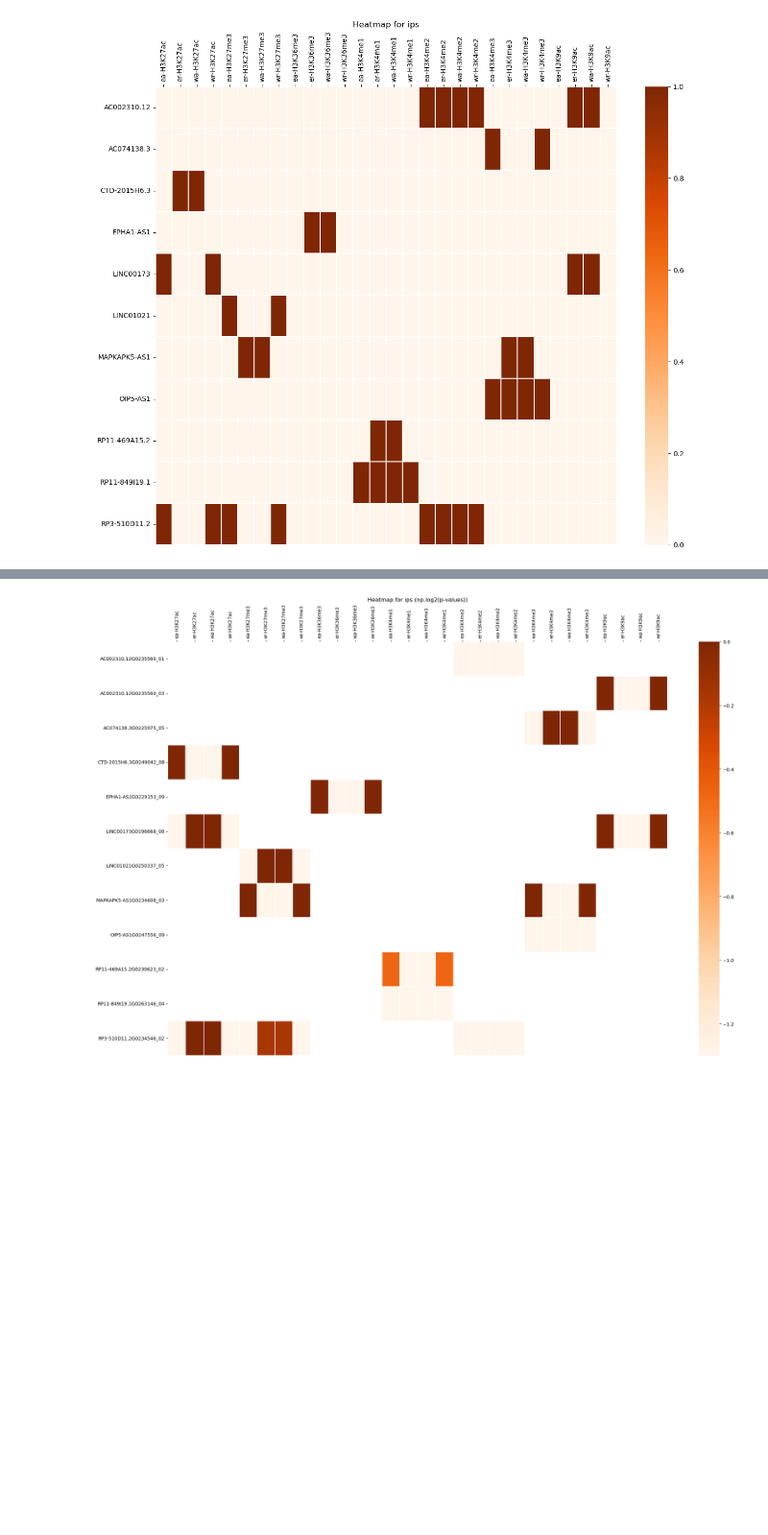
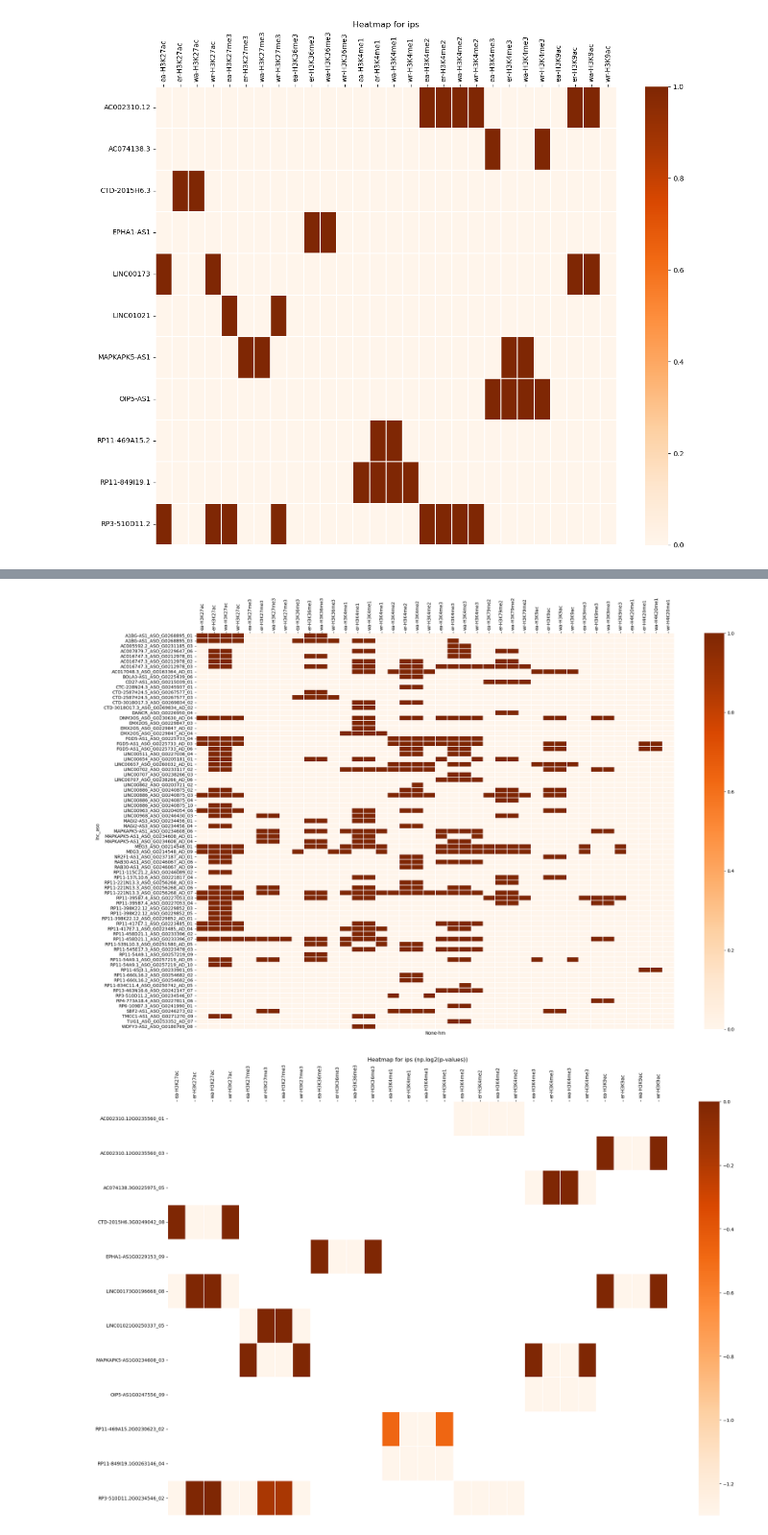
Before and after one commit to magletdinov/fantom.ips-himorna.peaks, a Jupyter notebook: scripts/analysis.ipynb, the cells around one changed output, grey strips where cells are left out. Shown at 96% size. Saved outputs shown, nothing was run; the diff lists cells and outputs as text; code cells hidden in the pictures; blank space fills up the shorter version.

```diff
--- a/scripts/analysis.ipynb
+++ b/scripts/analysis.ipynb
@@ -505,0 +790,3 @@ with Parallel(n_jobs=-1) as pool:
+# %%
+lnc_rna = set([i.stem.split("-")[1] for i in HIMORNA_GENES_SIGN.glob(f"*/*.tsv.gz")])
+len(lnc_rna)
@@ -505,0 +795,7 @@ with Parallel(n_jobs=-1) as pool:
+# %%
+subdf_list = []
+for to_subdf in HIMORNA_GENES_SIGN.glob(f"{hm}/{hm}-{lnc}*"):
+    subdf = pd.read_csv(to_subdf)
+    subdf["sign"] = [to_subdf.stem.split("-")[2] for i in range(len(subdf))]
+    subdf_list.append(subdf)
+pd.concat(subdf_list)
@@ -505,0 +820,13 @@ with Parallel(n_jobs=-1) as pool:
+# %%
+for hm in list_of_hm:
+    for lnc in lnc_rna:
+        subdf_list = []
+        for to_subdf in HIMORNA_GENES_SIGN.glob(f"{hm}/{hm}-{lnc}*"):
+            subdf = pd.read_csv(to_subdf)
+            subdf["sign"] = [to_subdf.stem.split("-")[2] for i in range(len(subdf))]
+            subdf_list.append(subdf)
+        subdf = pd.concat(subdf_list)
+        minus = len(subdf[subdf["sign"] == "minus"])
+        plus = len(subdf[subdf["sign"] == "plus"])
+        break
+    break
@@ -732,3 +1122,22 @@ heatmap_pval(fisher_results_filt_by_exp["fibro"], "fibro")
+# %%
+df_for_heatmap = pd.pivot_table(
+        data=fisher_results_filt_by_exp["fibro"][["hm", "lnc_aso", "er", "ea", "wa", "wr"]],
+        index=["lnc_aso"],
+        columns="hm",
+    ).sort_index(axis=1, level=1)
+# %%
+fig, ax = plt.subplots(1, 1, figsize=(24, 16), sharey=True)
+
+heatmap = sns.heatmap(
+    (df_for_heatmap < 0.05).sort_index(axis=1, level=1),
+    linewidths=.3,
+    cmap='Oranges'
+)
+ax.xaxis.tick_top()
+plt.xticks(rotation=90)
+plt.show()
+# %% [output]
+[figure, added]
 # %%
 heatmap_pval(fisher_results_filt_by_exp["ips"], "ips")
 # %% [output]
```
Also changed, not shown: parts of 48 cells of this notebook.
